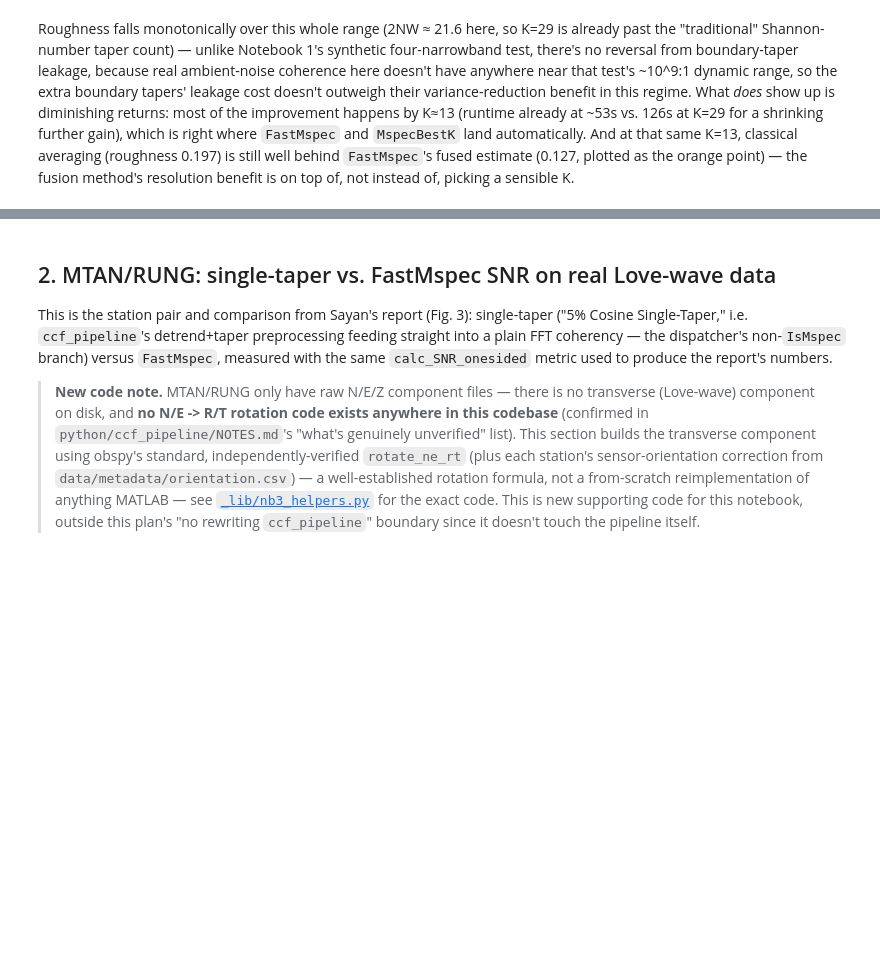
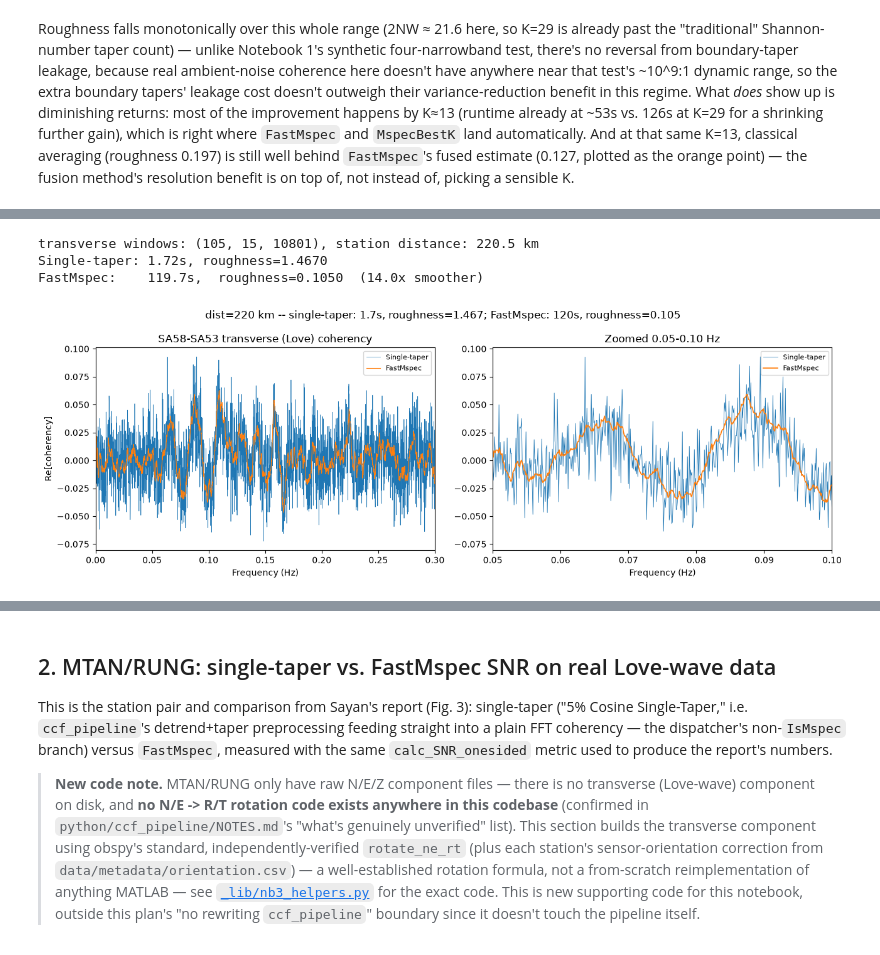
Before and after one commit to URseismology/FastMSPEC, a Jupyter notebook: notebooks/03_fastmspec_application.ipynb, the cells around one changed output, grey strips where cells are left out. Saved outputs shown, nothing was run; the diff lists cells and outputs as text; code cells hidden in the pictures; blank space fills up the shorter version.

```diff
--- a/notebooks/03_fastmspec_application.ipynb
+++ b/notebooks/03_fastmspec_application.ipynb
@@ -242,0 +257,56 @@ benefit is on top of, not instead of, picking a sensible K.
+# %%
+t1, t2, dist_km_t = prepare_transverse_pair(
+    DATA, META, 'SA58', 'SA53', winlength_hours=3, nstart_sec=50, dt=1.0, band='BH',
+)
+print(f"transverse windows: {t1.shape}, station distance: {dist_km_t:.1f} km")
+
+t1p = pp.ccf_cos_taper_3dim(pp.ccf_detrend_3dim(t1))
+t2p = pp.ccf_cos_taper_3dim(pp.ccf_detrend_3dim(t2))
+
+t0 = time.time()
+single_result = compute_crosscorr(t1p, t2p, FilterConfig(dt=1.0))  # all flags False -> plain-fft/single-taper branch
+coh_single, coh_num_single = single_result
+ccf_love_single = coh_single.sum(axis=(0, 1)) / coh_num_single
+t_love_single = time.time() - t0
+
+t0 = time.time()
+fast_result_love = compute_crosscorr_mtc_fastmspec(t1p, t2p, wband=wband, cutoff=cutoff, epsilon=epsilon)
+ccf_love_fast = fast_result_love.coh_sum / fast_result_love.coh_num
+t_love_fast = time.time() - t0
+
+n_love = t1.shape[2]
+faxis_love = np.fft.fftfreq(n_love, d=1.0)
+pos_love = faxis_love > 0
+f_love = faxis_love[pos_love]
+cs_love = ccf_love_single[pos_love].real
+cf_love = ccf_love_fast[pos_love].real
+
+rgh_single = roughness(cs_love, f_love, 0.02, 0.3)
+rgh_fast = roughness(cf_love, f_love, 0.02, 0.3)
+print(f"Single-taper: {t_love_single:.2f}s, roughness={rgh_single:.4f}")
+print(f"FastMspec:    {t_love_fast:.1f}s,  roughness={rgh_fast:.4f}  ({rgh_single/rgh_fast:.1f}x smoother)")
+# %% [output]
+transverse windows: (105, 15, 10801), station distance: 220.5 km
+Single-taper: 1.72s, roughness=1.4670
+FastMspec:    119.7s,  roughness=0.1050  (14.0x smoother)
+# %%
+fig, axes = plt.subplots(1, 2, figsize=(13, 4.5))
+axes[0].plot(f_love, cs_love, linewidth=0.5, label='Single-taper')
+axes[0].plot(f_love, cf_love, linewidth=0.8, label='FastMspec')
+axes[0].set_xlim(0, 0.3)
+axes[0].set_xlabel('Frequency (Hz)'); axes[0].set_ylabel('Re[coherency]')
+axes[0].set_title('SA58-SA53 transverse (Love) coherency')
+axes[0].legend(fontsize=8)
+
+axes[1].plot(f_love, cs_love, linewidth=0.6, label='Single-taper')
+axes[1].plot(f_love, cf_love, linewidth=1.2, label='FastMspec')
+axes[1].set_xlim(0.05, 0.10)
+axes[1].set_xlabel('Frequency (Hz)')
+axes[1].set_title('Zoomed 0.05-0.10 Hz')
+axes[1].legend(fontsize=8)
+plt.suptitle(f'dist={dist_km_t:.0f} km -- single-taper: {t_love_single:.1f}s, roughness={rgh_single:.3f}; '
+             f'FastMspec: {t_love_fast:.0f}s, roughness={rgh_fast:.3f}')
+plt.tight_layout()
+plt.show()
+# %% [output]
+[figure, added]
```
Also changed, not shown: parts of 4 cells of this notebook, 1 other file.
